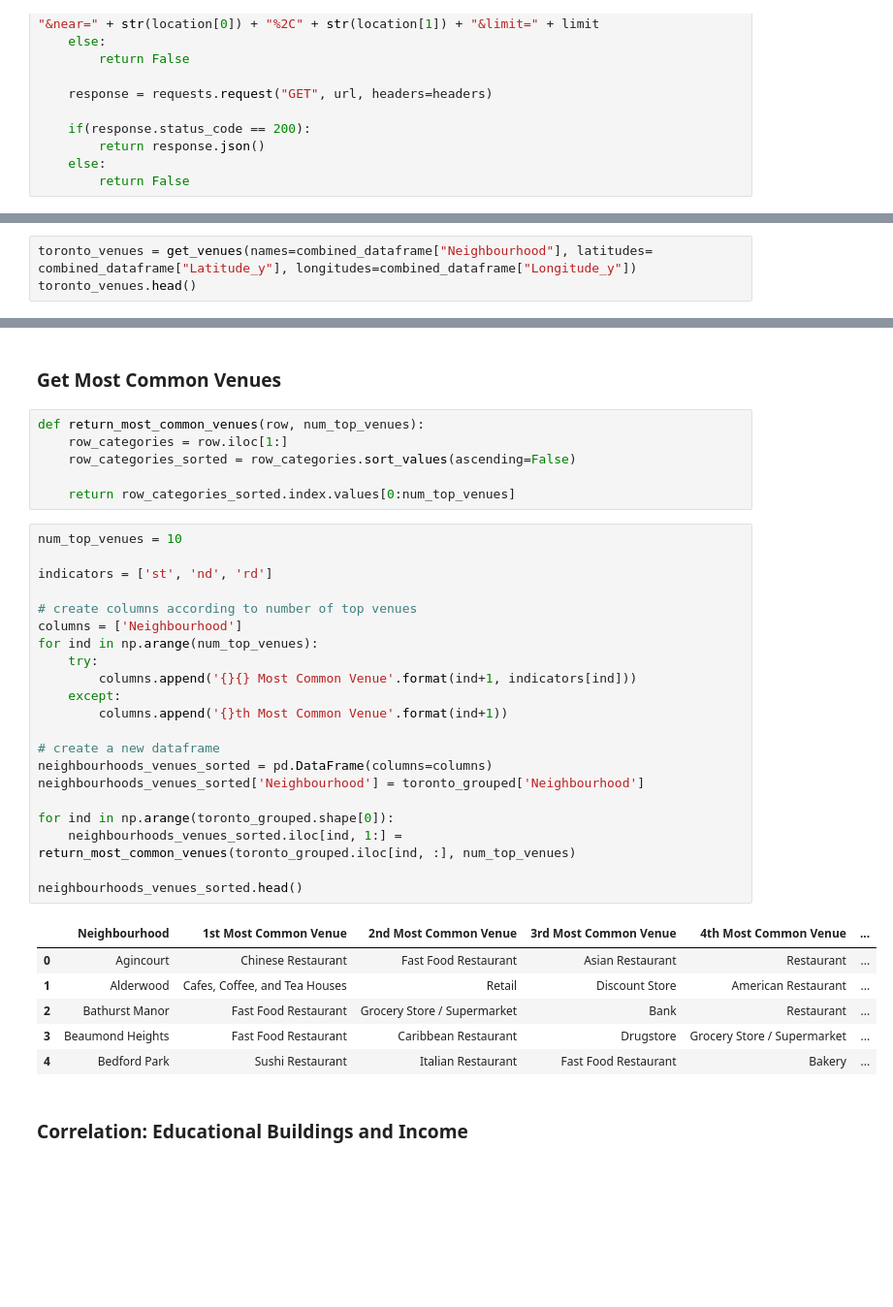
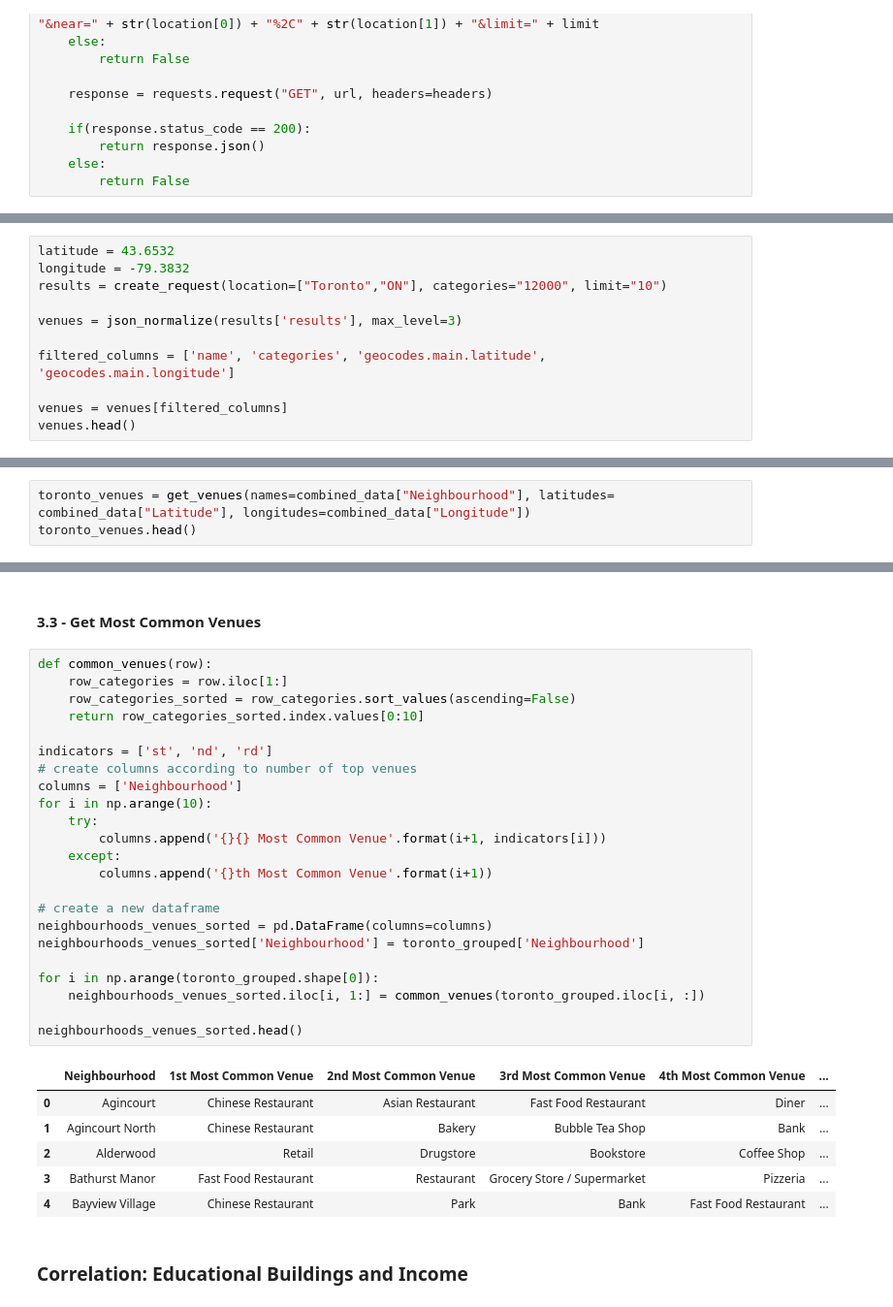
Before and after one commit to Sujeev-Uthayakumar/clustering-navigation, a Jupyter notebook: src/index.ipynb, the cells around one changed output, grey strips where cells are left out. Shown at 97% size. Saved outputs shown, nothing was run; the diff lists cells and outputs as text; blank space fills up the shorter version.

```diff
--- a/src/index.ipynb
+++ b/src/index.ipynb
@@ -181,0 +175,11 @@ def get_category_type(row):
+# %%
+latitude = 43.6532
+longitude = -79.3832
+results = create_request(location=["Toronto","ON"], categories="12000", limit="10")
+
+venues = json_normalize(results['results'], max_level=3)
+
+filtered_columns = ['name', 'categories', 'geocodes.main.latitude', 'geocodes.main.longitude']
+
+venues = venues[filtered_columns]
+venues.head()
@@ -181,0 +223,3 @@ def get_category_type(row):
+# %%
+toronto_venues = get_venues(names=combined_data["Neighbourhood"], latitudes= combined_data["Latitude"], longitudes=combined_data["Longitude"])
+toronto_venues.head()
@@ -231,3 +235,0 @@ def get_venues(names, latitudes, longitudes):
-# %%
-toronto_venues = get_venues(names=combined_dataframe["Neighbourhood"], latitudes= combined_dataframe["Latitude_y"], longitudes=combined_dataframe["Longitude_y"])
-toronto_venues.head()
@@ -304,39 +292,35 @@ for hood in toronto_grouped['Neighbourhood']:
 # %% [markdown]
-<h3><b>Get Most Common Venues</b></h3>
+<h4><b>3.3 - Get Most Common Venues</b></h4>
-# %%
-def return_most_common_venues(row, num_top_venues):
-    row_categories = row.iloc[1:]
-    row_categories_sorted = row_categories.sort_values(ascending=False)
-
-    return row_categories_sorted.index.values[0:num_top_venues]
 # %%
-num_top_venues = 10
+def common_venues(row):
+    row_categories = row.iloc[1:]
+    row_categories_sorted = row_categories.sort_values(ascending=False)
+    return row_categories_sorted.index.values[0:10]
 
 indicators = ['st', 'nd', 'rd']
-
 # create columns according to number of top venues
 columns = ['Neighbourhood']
-for ind in np.arange(num_top_venues):
+for i in np.arange(10):
     try:
-        columns.append('{}{} Most Common Venue'.format(ind+1, indicators[ind]))
+        columns.append('{}{} Most Common Venue'.format(i+1, indicators[i]))
     except:
-        columns.append('{}th Most Common Venue'.format(ind+1))
+        columns.append('{}th Most Common Venue'.format(i+1))
 
 # create a new dataframe
 neighbourhoods_venues_sorted = pd.DataFrame(columns=columns)
 neighbourhoods_venues_sorted['Neighbourhood'] = toronto_grouped['Neighbourhood']
 
-for ind in np.arange(toronto_grouped.shape[0]):
-    neighbourhoods_venues_sorted.iloc[ind, 1:] = return_most_common_venues(toronto_grouped.iloc[ind, :], num_top_venues)
+for i in np.arange(toronto_grouped.shape[0]):
+    neighbourhoods_venues_sorted.iloc[i, 1:] = common_venues(toronto_grouped.iloc[i, :])
 
 neighbourhoods_venues_sorted.head()
 # %% [output]
 |  | Neighbourhood | 1st Most Common Venue | 2nd Most Common Venue | 3rd Most Common Venue | 4th Most Common Venue | ... |
-| 0 | Agincourt | Chinese Restaurant | Fast Food Restaurant | Asian Restaurant | Restaurant | ... |
-| 1 | Alderwood | Cafes, Coffee, and Tea Houses | Retail | Discount Store | American Restaurant | ... |
-| 2 | Bathurst Manor | Fast Food Restaurant | Grocery Store / Supermarket | Bank | Restaurant | ... |
-| 3 | Beaumond Heights | Fast Food Restaurant | Caribbean Restaurant | Drugstore | Grocery Store / Supermarket | ... |
-| 4 | Bedford Park | Sushi Restaurant | Italian Restaurant | Fast Food Restaurant | Bakery | ... |
+| 0 | Agincourt | Chinese Restaurant | Asian Restaurant | Fast Food Restaurant | Diner | ... |
+| 1 | Agincourt North | Chinese Restaurant | Bakery | Bubble Tea Shop | Bank | ... |
+| 2 | Alderwood | Retail | Drugstore | Bookstore | Coffee Shop | ... |
+| 3 | Bathurst Manor | Fast Food Restaurant | Restaurant | Grocery Store / Supermarket | Pizzeria | ... |
+| 4 | Bayview Village | Chinese Restaurant | Park | Bank | Fast Food Restaurant | ... |
 # %% [markdown]
 <h3><b>Correlation: Educational Buildings and Income </b></h3>
 # %% [markdown]
```
Also changed, not shown: parts of 34 cells of this notebook, 1 other file.
